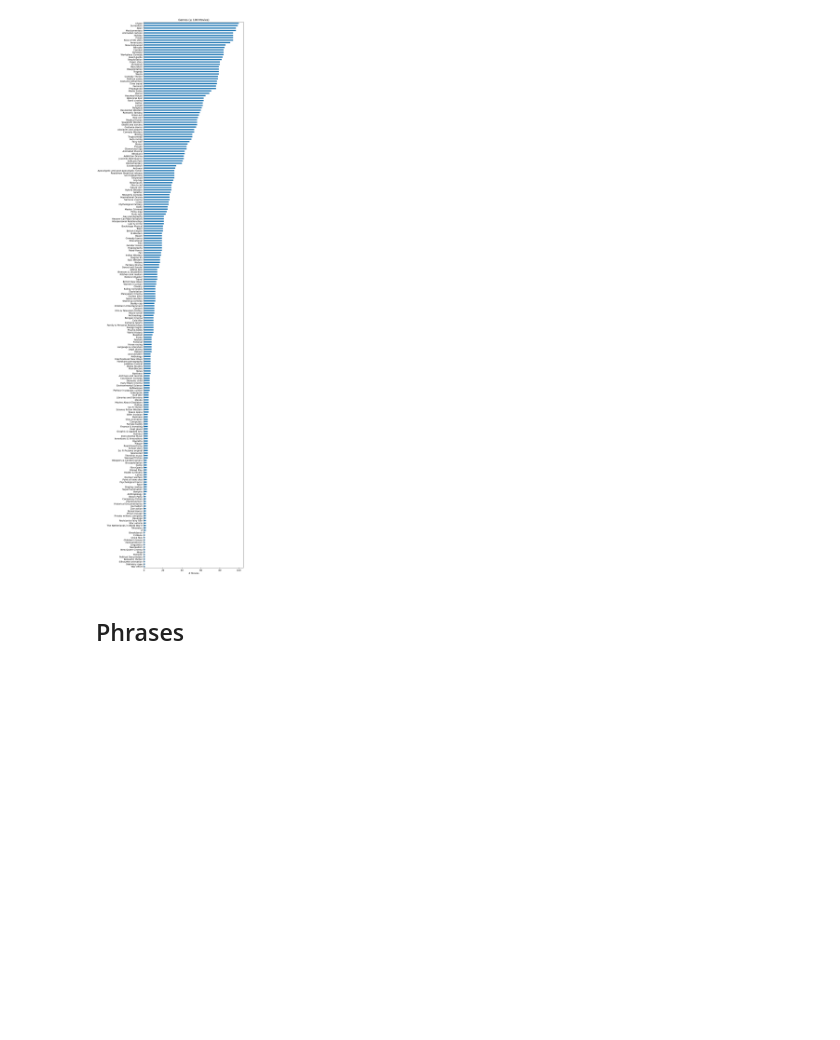
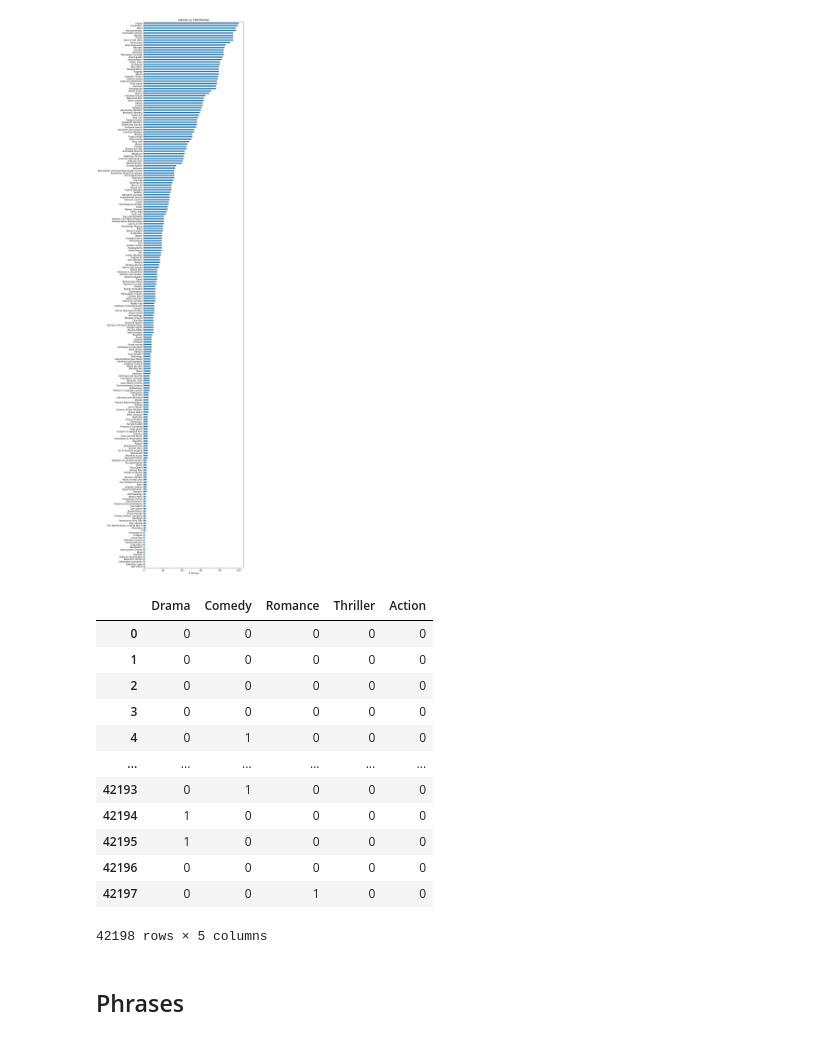
Before and after one commit to A04-Capstone-Group-02/movie-analysis, a Jupyter notebook: notebooks/eda.ipynb, the cells around one changed output. Drawn from its saved outputs; the diff is of its cells as text; code cells hidden in the pictures; blank space fills up the shorter version.

```diff
--- a/notebooks/eda.ipynb
+++ b/notebooks/eda.ipynb
@@ -68,6 +69,23 @@ genres[~genres.gt(100)].plot.barh(ax=ax)
 ax.set(title='Genres (≤ 100 Movies)', xlabel='# Movies');
 # %% [output]
 [figure]
+# %%
+top_genres = df.genres.explode().value_counts().nlargest(5).index
+pd.DataFrame(MultiLabelBinarizer(classes=top_genres).fit_transform(df.genres), columns=top_genres)
+# %% [output]
+|  | Drama | Comedy | Romance | Thriller | Action |
+| 0 | 0 | 0 | 0 | 0 | 0 |
+| 1 | 0 | 0 | 0 | 0 | 0 |
+| 2 | 0 | 0 | 0 | 0 | 0 |
+| 3 | 0 | 0 | 0 | 0 | 0 |
+| 4 | 0 | 1 | 0 | 0 | 0 |
+| ... | ... | ... | ... | ... | ... |
+| 42193 | 0 | 1 | 0 | 0 | 0 |
+| 42194 | 1 | 0 | 0 | 0 | 0 |
+| 42195 | 1 | 0 | 0 | 0 | 0 |
+| 42196 | 0 | 0 | 0 | 0 | 0 |
+| 42197 | 0 | 0 | 1 | 0 | 0 |
+42198 rows × 5 columns
 # %% [markdown]
 ## Phrases
 # %%
```
Also changed, not shown: parts of 3 cells of this notebook.
